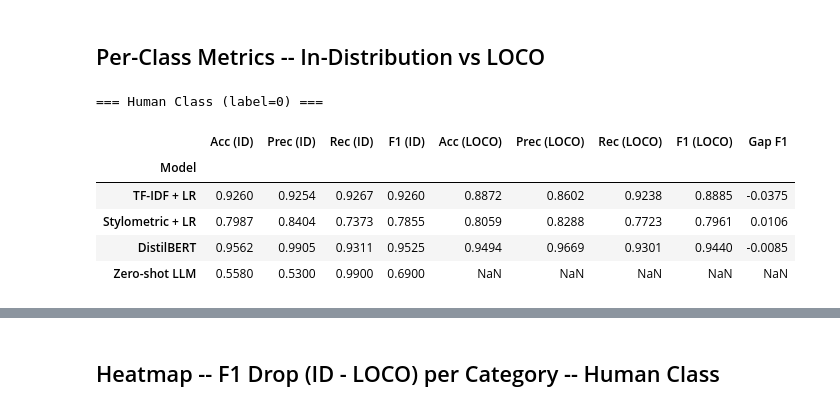
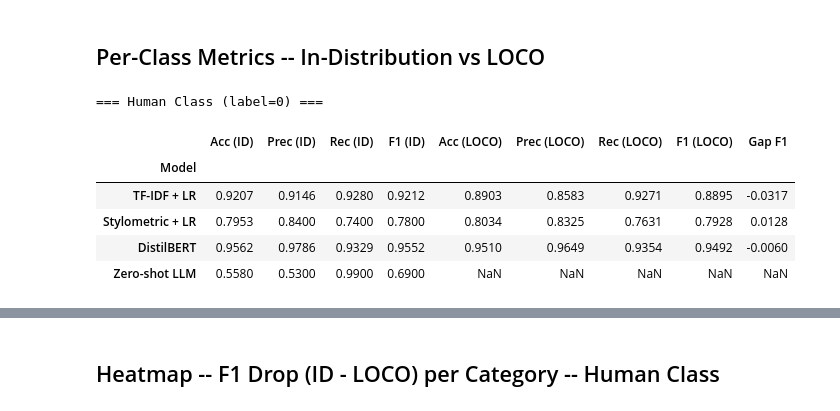
Before and after one commit to PhilM1Pro/ML-in-Applied-setting, a Jupyter notebook: comparison.ipynb, the cells around one changed output, grey strips where cells are left out. Drawn from its saved outputs; the diff is of its cells as text; code cells hidden in the pictures.

```diff
--- a/comparison.ipynb
+++ b/comparison.ipynb
@@ -11,28 +11,28 @@ from IPython.display import display
 # %%
 # Create a DataFrame to summarize the results for the human class (label=0)
 data_human = pd.DataFrame({
     'Model': ['TF-IDF + LR', 'Stylometric + LR', 'DistilBERT', 'Zero-shot LLM'],
     'Acc (ID)':   [0.9207, 0.7953, 0.9562, 0.5580],
     'Prec (ID)':  [0.9146, 0.84, 0.9786, 0.53],
     'Rec (ID)':   [0.928, 0.74, 0.9329, 0.99],
     'F1 (ID)':    [0.9212, 0.78, 0.9552, 0.69],
     'Acc (LOCO)': [0.8903, 0.8034, 0.9510, float('nan')],
     'Prec (LOCO)': [0.8583, 0.8325, 0.9649, float('nan')],
-    'Rec (LOCO)':  [0.9271, 0.7631, 0.9454, float('nan')],
+    'Rec (LOCO)':  [0.9271, 0.7631, 0.9354, float('nan')],
     'F1 (LOCO)':   [0.8895, 0.7928, 0.9492, float('nan')],
 }).set_index('Model')
 
 data_human['Gap F1'] = data_human['F1 (LOCO)'] - data_human['F1 (ID)']
 
 print('=== Human Class (label=0) ===')
 display(data_human.round(4))
 # %% [output]
 === Human Class (label=0) ===
 |  | Acc (ID) | Prec (ID) | Rec (ID) | F1 (ID) | Acc (LOCO) | Prec (LOCO) | Rec (LOCO) | F1 (LOCO) | Gap F1 |
 | Model |  |  |  |  |  |  |  |  |  |
-| TF-IDF + LR | 0.9260 | 0.9254 | 0.9267 | 0.9260 | 0.8872 | 0.8602 | 0.9238 | 0.8885 | -0.0375 |
-| Stylometric + LR | 0.7987 | 0.8404 | 0.7373 | 0.7855 | 0.8059 | 0.8288 | 0.7723 | 0.7961 | 0.0106 |
-| DistilBERT | 0.9562 | 0.9905 | 0.9311 | 0.9525 | 0.9494 | 0.9669 | 0.9301 | 0.9440 | -0.0085 |
+| TF-IDF + LR | 0.9207 | 0.9146 | 0.9280 | 0.9212 | 0.8903 | 0.8583 | 0.9271 | 0.8895 | -0.0317 |
+| Stylometric + LR | 0.7953 | 0.8400 | 0.7400 | 0.7800 | 0.8034 | 0.8325 | 0.7631 | 0.7928 | 0.0128 |
+| DistilBERT | 0.9562 | 0.9786 | 0.9329 | 0.9552 | 0.9510 | 0.9649 | 0.9354 | 0.9492 | -0.0060 |
 | Zero-shot LLM | 0.5580 | 0.5300 | 0.9900 | 0.6900 | NaN | NaN | NaN | NaN | NaN |
 # %%
 # Create a DataFrame to summarize the results for the human class (label=0)
```
Also changed, not shown: parts of 9 cells of this notebook.
